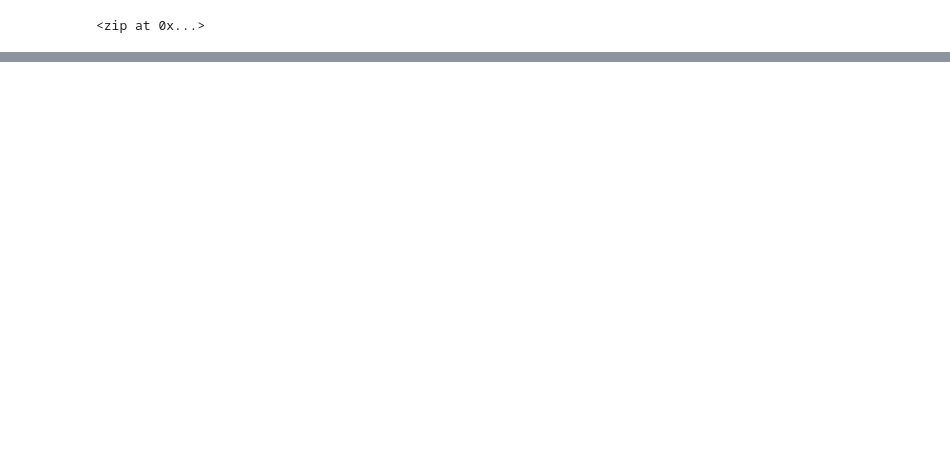
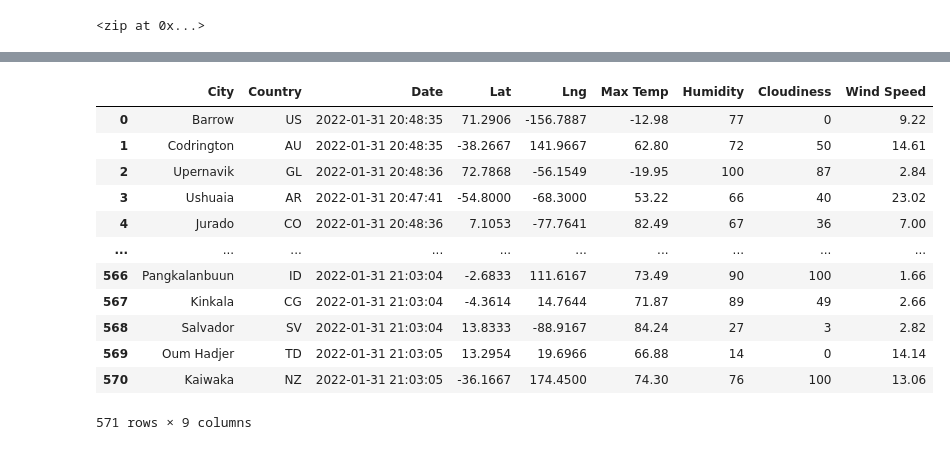
Before and after one commit to GiovanniBottone/World_Weather_Analysis, a Jupyter notebook: WeatherPy.ipynb, the cells around one changed output, grey strips where cells are left out. Saved outputs shown, nothing was run; the diff lists cells and outputs as text; code cells hidden in the pictures; blank space fills up the shorter version.

Commit message:
Updating gitignore & WeatherPy.ipynb

```diff
--- a/WeatherPy.ipynb
+++ b/WeatherPy.ipynb
@@ -30,0 +39,10 @@ NameError: name 'citipy' is not defined
+# %%
+# Create an empty list to hold the weather data.
+city_data = []
+# Print the beginning of the logging.
+print("Beginning Data Retrieval     ")
+print("-----------------------------")
+
+# Create counters.
+record_count = 1
+set_count = 1
@@ -30,0 +127,4 @@ NameError: name 'citipy' is not defined
+# %%
+# Convert the array of dictionaries to a Pandas DataFrame.
+city_data_df = pd.DataFrame(city_data)
+city_data_df.head(10)
@@ -30,0 +143,20 @@ NameError: name 'citipy' is not defined
+# %%
+new_column_order = ["City", "Country", "Date", "Lat", "Lng", "Max Temp", "Humidity", "Cloudiness", "Wind Speed"]
+
+city_data_df = city_data_df[new_column_order]
+# %%
+city_data_df
+# %% [output]
+|  | City | Country | Date | Lat | Lng | Max Temp | Humidity | Cloudiness | Wind Speed |
+| 0 | Barrow | US | 2022-01-31 20:48:35 | 71.2906 | -156.7887 | -12.98 | 77 | 0 | 9.22 |
+| 1 | Codrington | AU | 2022-01-31 20:48:35 | -38.2667 | 141.9667 | 62.80 | 72 | 50 | 14.61 |
+| 2 | Upernavik | GL | 2022-01-31 20:48:36 | 72.7868 | -56.1549 | -19.95 | 100 | 87 | 2.84 |
+| 3 | Ushuaia | AR | 2022-01-31 20:47:41 | -54.8000 | -68.3000 | 53.22 | 66 | 40 | 23.02 |
+| 4 | Jurado | CO | 2022-01-31 20:48:36 | 7.1053 | -77.7641 | 82.49 | 67 | 36 | 7.00 |
+| ... | ... | ... | ... | ... | ... | ... | ... | ... | ... |
+| 566 | Pangkalanbuun | ID | 2022-01-31 21:03:04 | -2.6833 | 111.6167 | 73.49 | 90 | 100 | 1.66 |
+| 567 | Kinkala | CG | 2022-01-31 21:03:04 | -4.3614 | 14.7644 | 71.87 | 89 | 49 | 2.66 |
+| 568 | Salvador | SV | 2022-01-31 21:03:04 | 13.8333 | -88.9167 | 84.24 | 27 | 3 | 2.82 |
+| 569 | Oum Hadjer | TD | 2022-01-31 21:03:05 | 13.2954 | 19.6966 | 66.88 | 14 | 0 | 14.14 |
+| 570 | Kaiwaka | NZ | 2022-01-31 21:03:05 | -36.1667 | 174.4500 | 74.30 | 76 | 100 | 13.06 |
+571 rows × 9 columns
```
Also changed, not shown: parts of 7 cells of this notebook, 1 other file.
